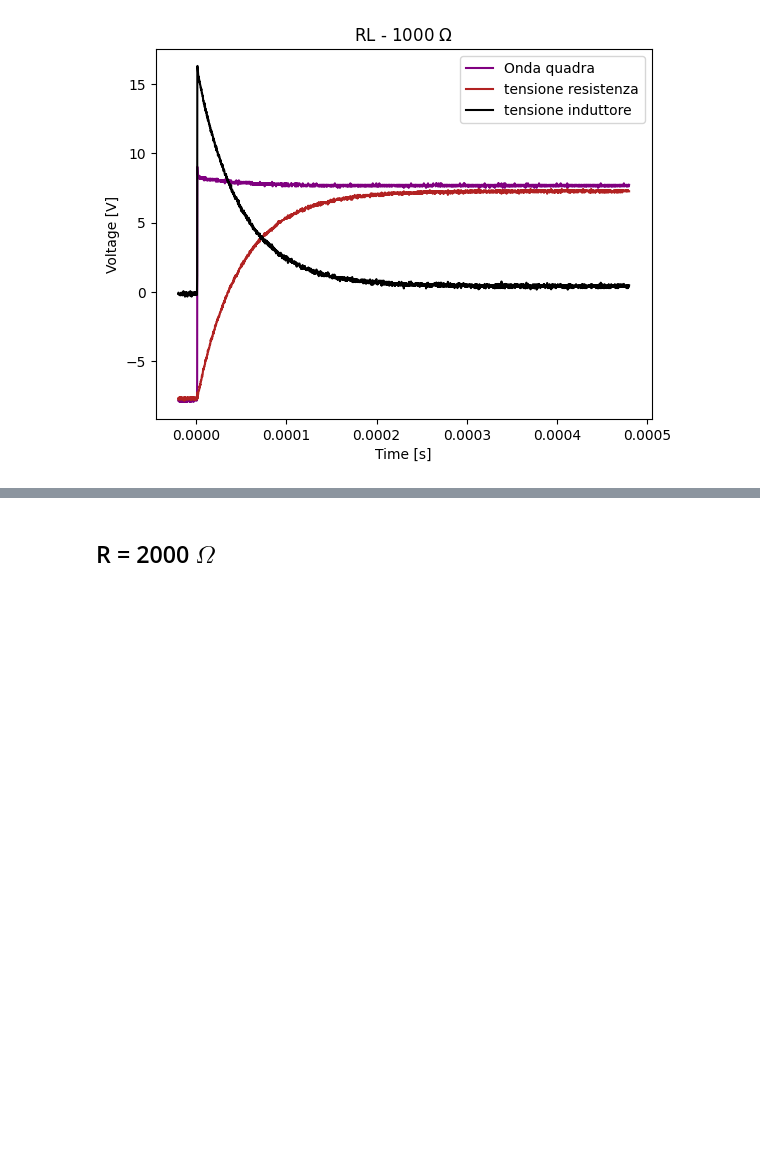
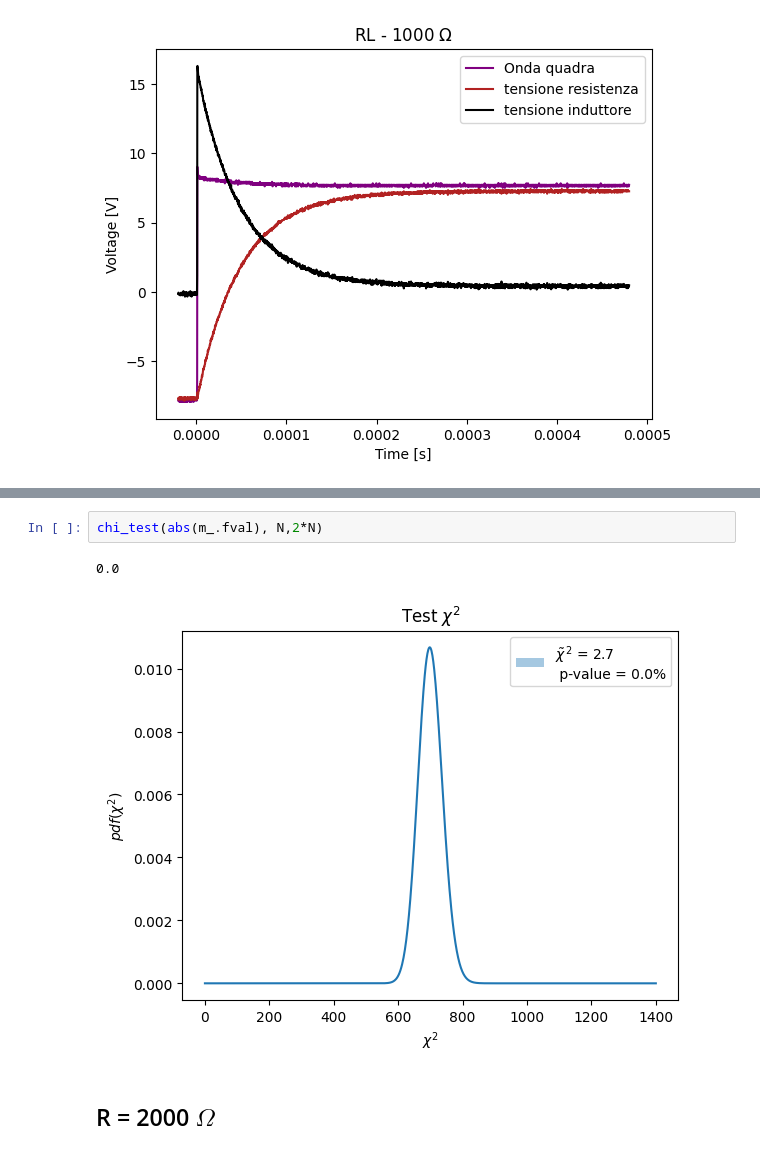
Before and after one commit to Yedi278/Lab2, a Jupyter notebook: Circuiti_2/RL.ipynb, the cells around one changed output, grey strips where cells are left out. Cells and saved outputs as stored; diff of their text form; blank space fills up the shorter version.

```diff
--- a/Circuiti_2/RL.ipynb
+++ b/Circuiti_2/RL.ipynb
@@ -247,3 +259,8 @@ m_.visualize()
+# %%
+chi_test(abs(m_.fval), N,2*N)
+# %% [output]
+0.0
+[figure, added]
 # %% [markdown]
 ## R = 2000 $\Omega$
 # %%
```
Also changed, not shown: parts of 10 cells of this notebook, 5 other files.
